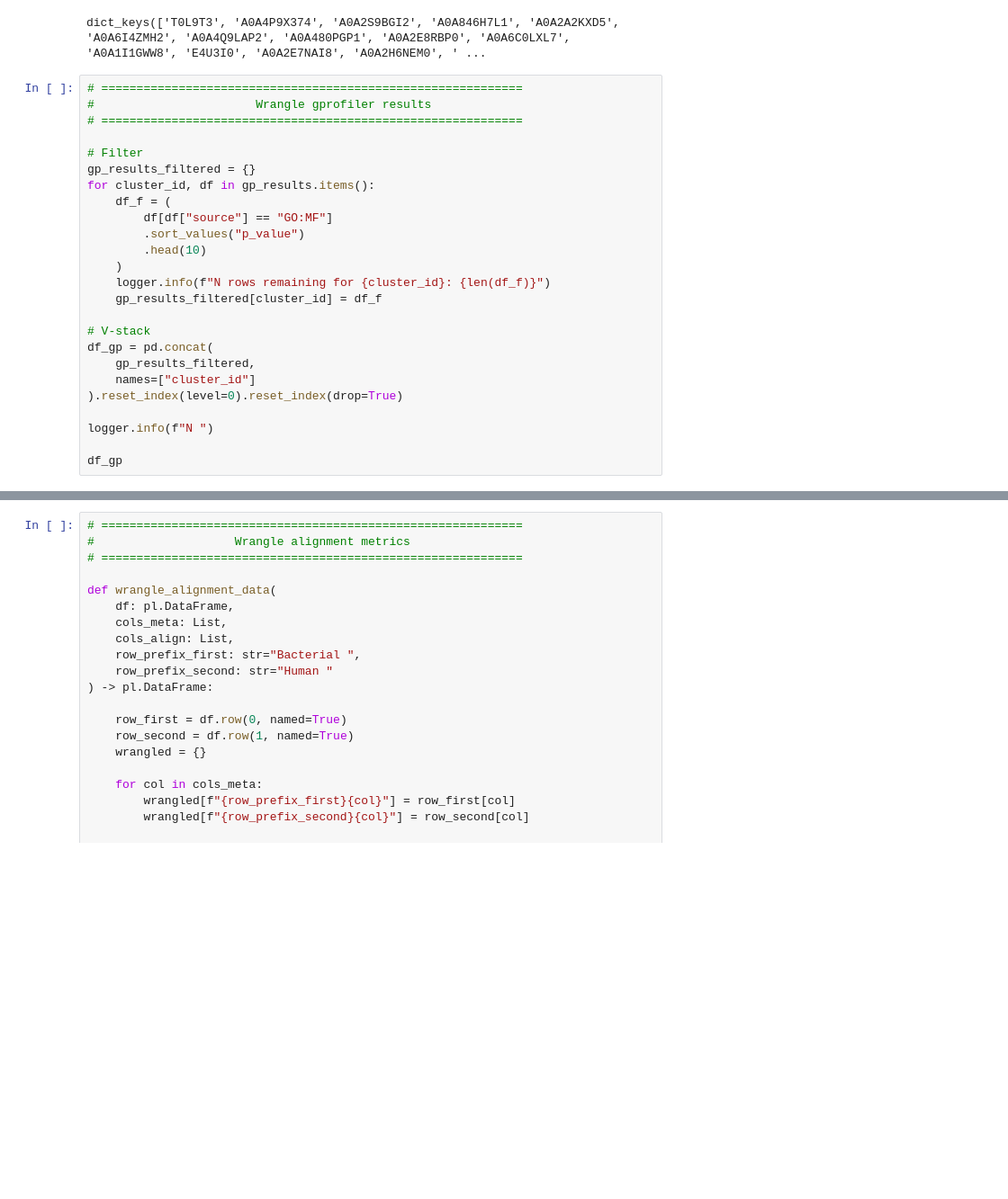
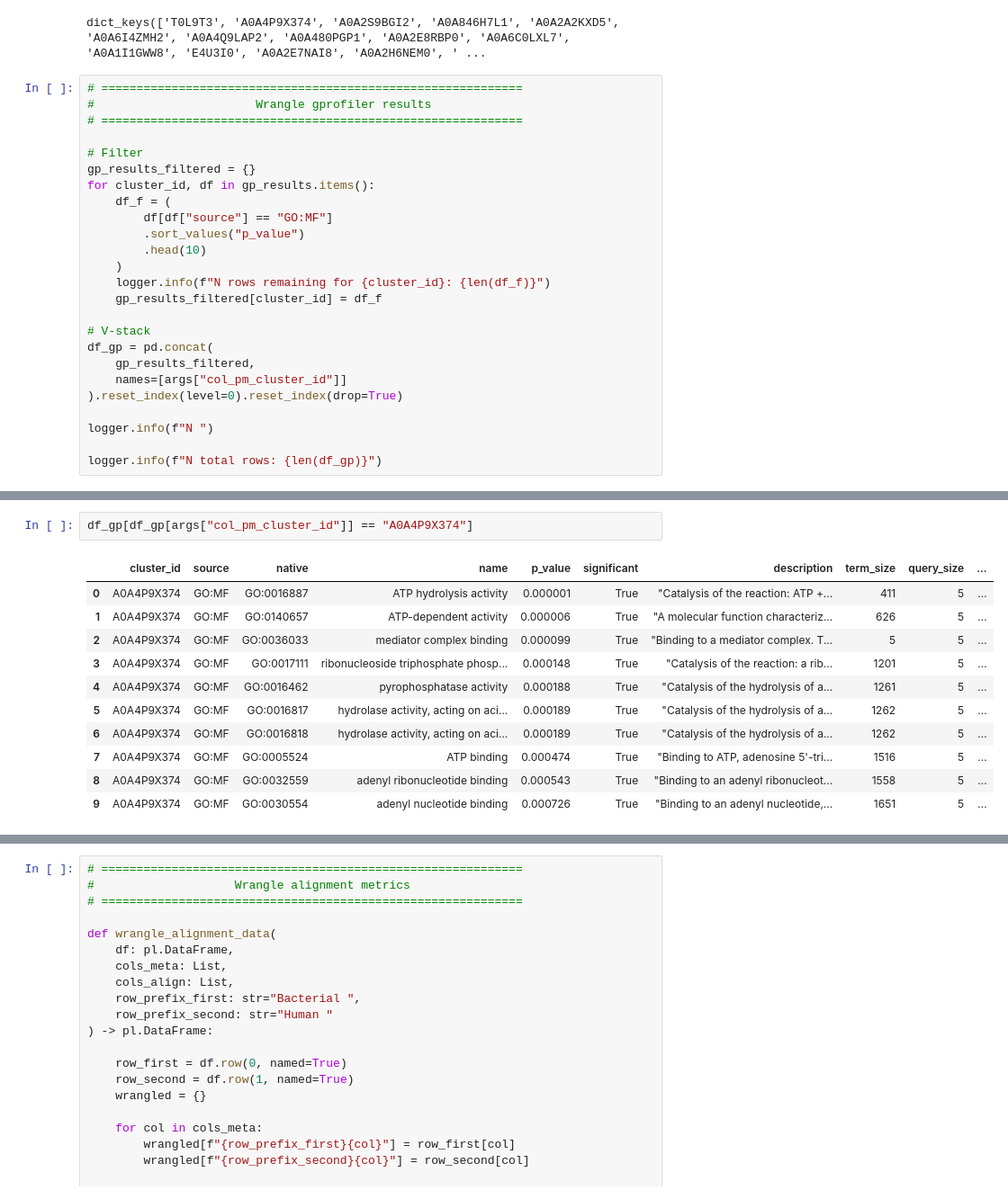
Before and after one commit to juliandeanmoran/BISSH, a Jupyter notebook: testing/explore_protein_matches.ipynb, the cells around one changed output, grey strips where cells are left out. Shown at 90% size. Drawn from its saved outputs; the diff is of its cells as text; blank space fills up the shorter version.

```diff
--- a/testing/explore_protein_matches.ipynb
+++ b/testing/explore_protein_matches.ipynb
@@ -248,11 +248,11 @@ for cluster_id, df in gp_results.items():
 # V-stack
 df_gp = pd.concat(
     gp_results_filtered,
-    names=["cluster_id"]
+    names=[args["col_pm_cluster_id"]]
 ).reset_index(level=0).reset_index(drop=True)
 
 logger.info(f"N ")
 
-df_gp
+logger.info(f"N total rows: {len(df_gp)}")
 # %% [output]
 INFO:__main__:N rows remaining for T0L9T3: 0
@@ -293,0 +277,14 @@ shape: (25, 71)
+# %%
+df_gp[df_gp[args["col_pm_cluster_id"]] == "A0A4P9X374"]
+# %% [output]
+|  | cluster_id | source | native | name | p_value | significant | description | term_size | query_size | ... |
+| 0 | A0A4P9X374 | GO:MF | GO:0016887 | ATP hydrolysis activity | 0.000001 | True | "Catalysis of the reaction: ATP +... | 411 | 5 | ... |
+| 1 | A0A4P9X374 | GO:MF | GO:0140657 | ATP-dependent activity | 0.000006 | True | "A molecular function characteriz... | 626 | 5 | ... |
+| 2 | A0A4P9X374 | GO:MF | GO:0036033 | mediator complex binding | 0.000099 | True | "Binding to a mediator complex. T... | 5 | 5 | ... |
+| 3 | A0A4P9X374 | GO:MF | GO:0017111 | ribonucleoside triphosphate phosp... | 0.000148 | True | "Catalysis of the reaction: a rib... | 1201 | 5 | ... |
+| 4 | A0A4P9X374 | GO:MF | GO:0016462 | pyrophosphatase activity | 0.000188 | True | "Catalysis of the hydrolysis of a... | 1261 | 5 | ... |
+| 5 | A0A4P9X374 | GO:MF | GO:0016817 | hydrolase activity, acting on aci... | 0.000189 | True | "Catalysis of the hydrolysis of a... | 1262 | 5 | ... |
+| 6 | A0A4P9X374 | GO:MF | GO:0016818 | hydrolase activity, acting on aci... | 0.000189 | True | "Catalysis of the hydrolysis of a... | 1262 | 5 | ... |
+| 7 | A0A4P9X374 | GO:MF | GO:0005524 | ATP binding | 0.000474 | True | "Binding to ATP, adenosine 5'-tri... | 1516 | 5 | ... |
+| 8 | A0A4P9X374 | GO:MF | GO:0032559 | adenyl ribonucleotide binding | 0.000543 | True | "Binding to an adenyl ribonucleot... | 1558 | 5 | ... |
+| 9 | A0A4P9X374 | GO:MF | GO:0030554 | adenyl nucleotide binding | 0.000726 | True | "Binding to an adenyl nucleotide,... | 1651 | 5 | ... |
```
Also changed, not shown: parts of 6 cells of this notebook, 3 other files.
